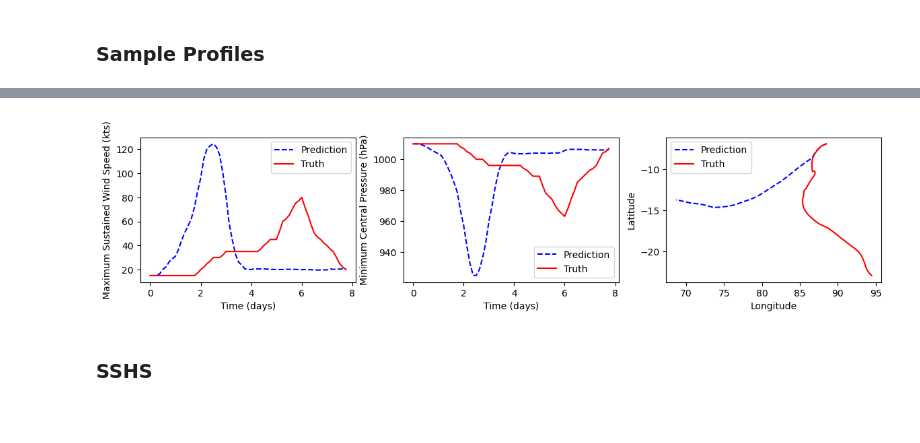
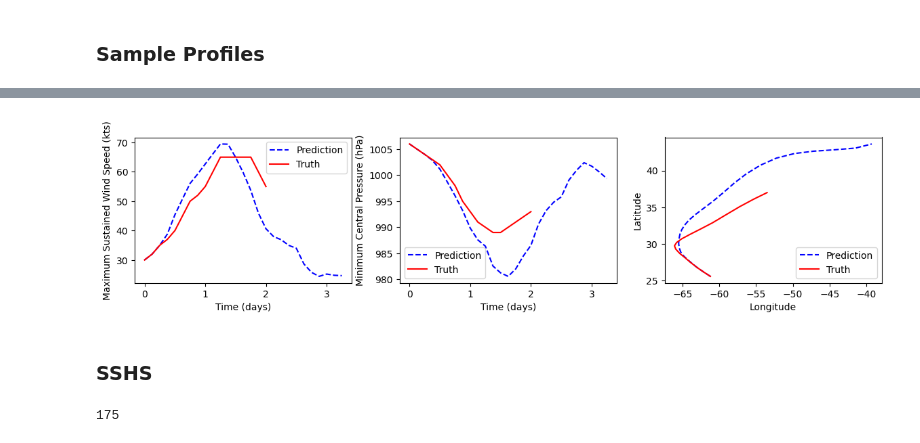
Before and after one commit to OneOneFour/CS229-Project, a Jupyter notebook: sst_experiments/ibtracs_sst_xgboost.ipynb, the cells around one changed output, grey strips where cells are left out. Drawn from its saved outputs; the diff is of its cells as text; code cells hidden in the pictures; blank space fills up the shorter version.

```diff
--- a/sst_experiments/ibtracs_sst_xgboost.ipynb
+++ b/sst_experiments/ibtracs_sst_xgboost.ipynb
@@ -212,29 +212,29 @@ array([3.25731564, 2.42239294, 1.92818946, 1.79032441])
 test_storm_seed,test_tracks,test_start_times = get_storm_seeds(ds,test_storms,timestep=TIMEPOINTS)
 # %%
 import matplotlib.pyplot as plt
-STORM = 10
-prediction_length = len(test_tracks[STORM])
+STORM = 99
+prediction_length = len(test_tracks[STORM]) + 10
 storm_prediction = recursive_prediction(test_storm_seed[STORM],xgb_rs,prediction_length,test_start_times[STORM])
 t=np.arange(0,prediction_length/8,0.125)
 fig,ax = plt.subplots(ncols=3,nrows=1,figsize=(12,3))
 fig.tight_layout(pad=2)
 ax[0].plot(t,storm_prediction[:,0],'b--',label='Prediction')
 ax[0].plot(t[:len(test_tracks[STORM])],test_tracks[STORM][:,0],'r-',label='Truth')
 ax[0].set_xlabel("Time (days)")
 ax[0].set_ylabel("Maximum Sustained Wind Speed (kts)")
 ax[0].legend()
 ax[1].plot(t,storm_prediction[:,1],'b--',label='Prediction')
 ax[1].plot(t[:len(test_tracks[STORM])],test_tracks[STORM][:,1],'r-',label='Truth')
 ax[1].set_xlabel("Time (days)")
 ax[1].set_ylabel("Minimum Central Pressure (hPa)")
 ax[1].legend()
 ax[2].plot(storm_prediction[:,-1],storm_prediction[:,-2],'b--',label='Prediction')
 ax[2].plot(test_tracks[STORM][:,-1],test_tracks[STORM][:,-2],'r-',label='Truth')
 ax[2].set_xlabel("Longitude")
 ax[2].set_ylabel("Latitude")
 ax[2].legend()
 fig.savefig(f"plots/xgb_test_{STORM}.png")
 # %% [output]
-[figure, old version]
+[figure, new version]
 # %% [markdown]
 ### SSHS
@@ -241 +243,5 @@ fig.savefig(f"plots/xgb_test_{STORM}.png")
+# %%
+len(predictions)
+# %% [output]
+175
 # %%
```
Also changed, not shown: parts of 11 cells of this notebook, 5 other files.
